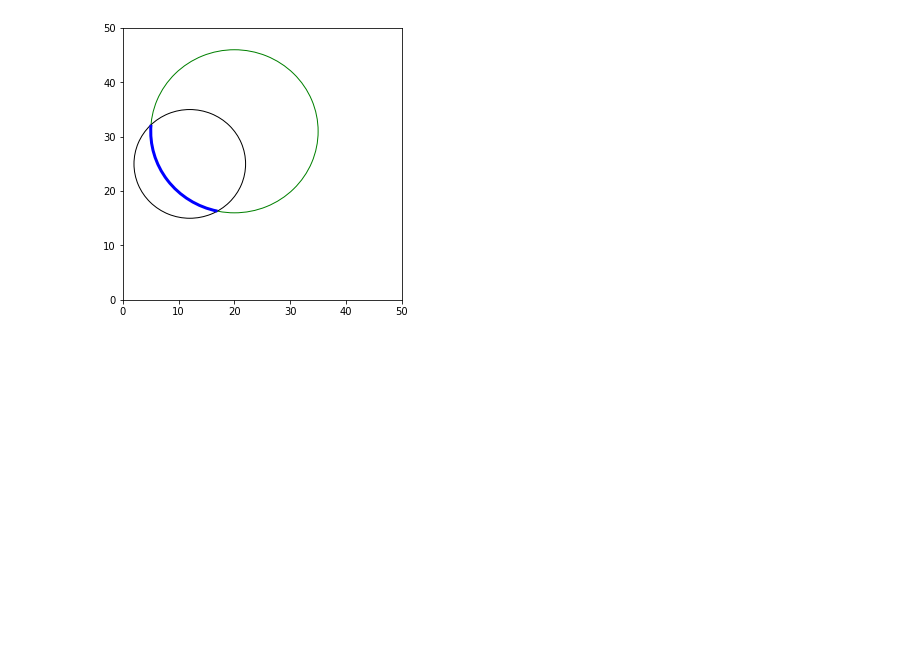
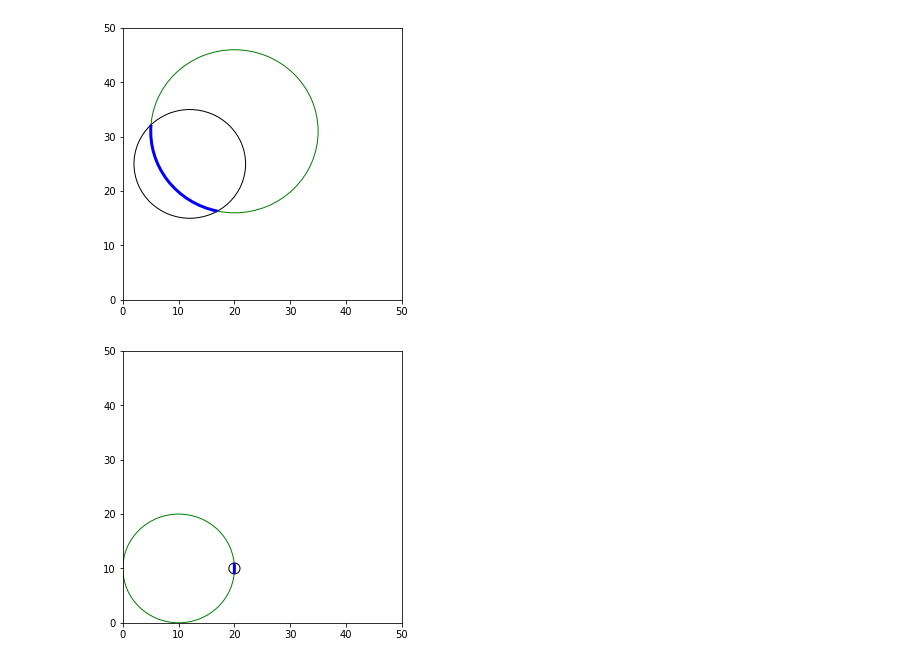
Before and after one commit to seanmason/saturation, a Jupyter notebook: notebooks/CraterOverlapCalculation.ipynb, the cells around one changed output. Saved outputs shown, nothing was run; the diff lists cells and outputs as text; code cells hidden in the pictures; blank space fills up the shorter version.

```diff
--- a/notebooks/CraterOverlapCalculation.ipynb
+++ b/notebooks/CraterOverlapCalculation.ipynb
@@ -74,3 +74,11 @@ plot_intersection((20, 31),
                   50)
 # %% [output]
 [figure]
+# %%
+plot_intersection((10, 10),
+                  (20, 10),
+                  10,
+                  1,
+                  50)
+# %% [output]
+[figure, added]
```
Also changed, not shown: parts of 1 cell of this notebook, 5 other files.
